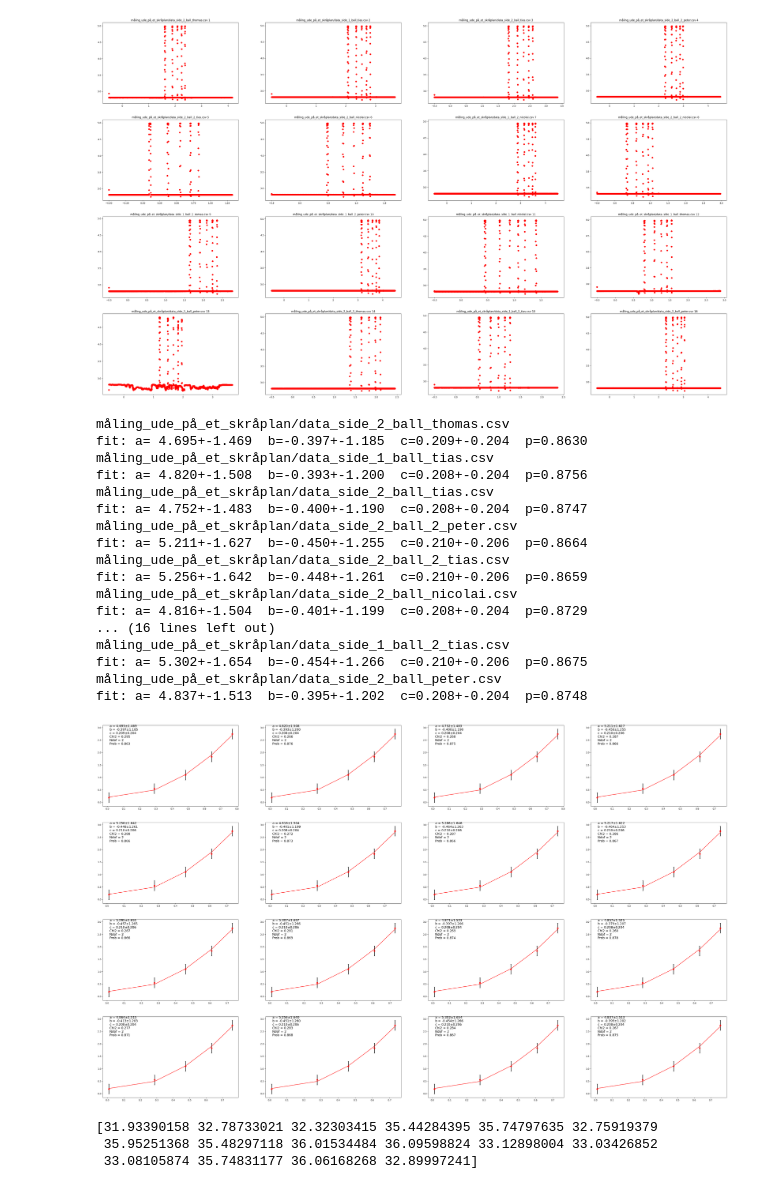
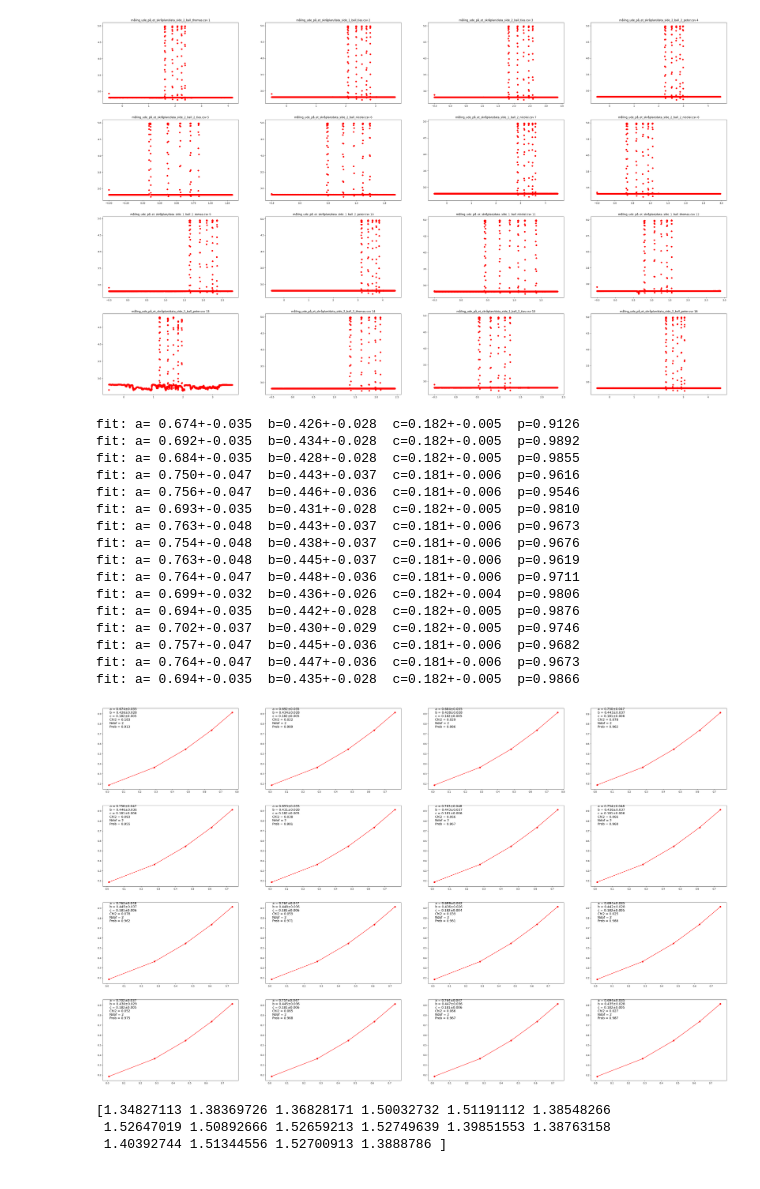
Before and after one commit to nicolai52/AppliedStatistics, a Jupyter notebook: gravitation.ipynb, the cells around one changed output. Drawn from its saved outputs; the diff is of its cells as text; code cells hidden in the pictures.

```diff
--- a/gravitation.ipynb
+++ b/gravitation.ipynb
@@ -142,6 +142,11 @@ samlet_vinkel = (vinkel_v + vinkel_h + vinkel_v1 + vinkel_h1) / 4
 # %%
 fig, axs = plt.subplots(4,4,figsize=(50,30))
 axs = axs.flatten()
+bold_weight= []
+for i in files:
+    bold_weight.append(bold_1 if '1_ball' in i else bold_2)
+bold_weight = np.array(bold_weight)
+
 
 final_a = np.zeros(16)
 for i, data in enumerate(data_points):
@@ -153,14 +158,14 @@ for i, data in enumerate(data_points):
 
     t  =  (time_start + (time_stop - time_start)/2 - time_start[0])[:5]
 
-    bold_2 = 0.0125
+
 
     a, b, c = 9.82, 0, 0
-    sigmay = 0.2
+    sigmay = np.std(time_start- time_stop)
 
     x = np.array(t)
 
-    y = np.cumsum(samlet_afstand)
+    y = samlet_afstand
     sy = sigmay * np.ones_like(x)
 
     def fit_func(x, a, b, c):
@@ -175,57 +180,56 @@ for i, data in enumerate(data_points):
 
     mfit.migrad()
 
     a_fit = mfit.values['a']
     b_fit = mfit.values['b']
     c_fit = mfit.values['c']
     sigma_c_fit = mfit.errors['c']
     sigma_a_fit = mfit.errors['a']
     sigma_b_fit = mfit.errors['b']
     final_a[i] = a_fit
     Nvar = 3
     Ndof_fit = len(t) - Nvar
 
     Chi2_fit = mfit.fval
     Prob_fit = stats.chi2.sf(Chi2_fit, Ndof_fit)
 
     print(f"fit: a={a_fit:6.3f}+-{sigma_a_fit:5.3f}  b={b_fit:5.3f}+-{sigma_b_fit:5.3f}  c={c_fit:5.3f}+-{sigma_c_fit:5.3f}  p={Prob_fit:6.4f}")
     ax.errorbar(x, y, sy, fmt='ro', ecolor='k', elinewidth=2, capsize=2, capthick=1)
     ax.plot(x, fit_func(x, *mfit.values[:]), '-r')
 
     fit_info = [f'a = {a_fit:5.3f}' + r'$\pm$' +  f"{sigma_a_fit:5.3f}",
                 f'b = {b_fit:5.3f}' + r'$\pm$' + f"{sigma_b_fit:5.3f}",
                 f'c = {c_fit:5.3f}' + r'$\pm$' + f"{sigma_c_fit:5.3f}",
                 f'Chi2 = {Chi2_fit:5.3f}',
                 f'Ndof = {Ndof_fit:d}',
                 f'Prob = {Prob_fit:5.3f}',
     ]
 
     ax.text(0.05, 0.76, "\n".join(fit_info), fontsize=14, transform = ax.transAxes)
 # %% [output]
-måling_ude_på_et_skråplan/data_side_2_ball_thomas.csv
-fit: a= 4.695+-1.469  b=-0.397+-1.185  c=0.209+-0.204  p=0.8630
-måling_ude_på_et_skråplan/data_side_1_ball_tias.csv
-fit: a= 4.820+-1.508  b=-0.393+-1.200  c=0.208+-0.204  p=0.8756
-måling_ude_på_et_skråplan/data_side_2_ball_tias.csv
-fit: a= 4.752+-1.483  b=-0.400+-1.190  c=0.208+-0.204  p=0.8747
-måling_ude_på_et_skråplan/data_side_2_ball_2_peter.csv
-fit: a= 5.211+-1.627  b=-0.450+-1.255  c=0.210+-0.206  p=0.8664
-måling_ude_på_et_skråplan/data_side_2_ball_2_tias.csv
-fit: a= 5.256+-1.642  b=-0.448+-1.261  c=0.210+-0.206  p=0.8659
-måling_ude_på_et_skråplan/data_side_2_ball_nicolai.csv
-fit: a= 4.816+-1.504  b=-0.401+-1.199  c=0.208+-0.204  p=0.8729
-... (16 lines left out)
-måling_ude_på_et_skråplan/data_side_1_ball_2_tias.csv
-fit: a= 5.302+-1.654  b=-0.454+-1.266  c=0.210+-0.206  p=0.8675
-måling_ude_på_et_skråplan/data_side_2_ball_peter.csv
-fit: a= 4.837+-1.513  b=-0.395+-1.202  c=0.208+-0.204  p=0.8748
+fit: a= 0.674+-0.035  b=0.426+-0.028  c=0.182+-0.005  p=0.9126
+fit: a= 0.692+-0.035  b=0.434+-0.028  c=0.182+-0.005  p=0.9892
+fit: a= 0.684+-0.035  b=0.428+-0.028  c=0.182+-0.005  p=0.9855
+fit: a= 0.750+-0.047  b=0.443+-0.037  c=0.181+-0.006  p=0.9616
+fit: a= 0.756+-0.047  b=0.446+-0.036  c=0.181+-0.006  p=0.9546
+fit: a= 0.693+-0.035  b=0.431+-0.028  c=0.182+-0.005  p=0.9810
+fit: a= 0.763+-0.048  b=0.443+-0.037  c=0.181+-0.006  p=0.9673
+fit: a= 0.754+-0.048  b=0.438+-0.037  c=0.181+-0.006  p=0.9676
+fit: a= 0.763+-0.048  b=0.445+-0.037  c=0.181+-0.006  p=0.9619
+fit: a= 0.764+-0.047  b=0.448+-0.036  c=0.181+-0.006  p=0.9711
+fit: a= 0.699+-0.032  b=0.436+-0.026  c=0.182+-0.004  p=0.9806
+fit: a= 0.694+-0.035  b=0.442+-0.028  c=0.182+-0.005  p=0.9876
+fit: a= 0.702+-0.037  b=0.430+-0.029  c=0.182+-0.005  p=0.9746
+fit: a= 0.757+-0.047  b=0.445+-0.036  c=0.181+-0.006  p=0.9682
+fit: a= 0.764+-0.047  b=0.447+-0.036  c=0.181+-0.006  p=0.9673
+fit: a= 0.694+-0.035  b=0.435+-0.028  c=0.182+-0.005  p=0.9866
-[figure, old version]
+[figure, new version]
 # %%
-a_1 = final_a
+a_1 = final_a *2
 theta = np.deg2rad(90-samlet_vinkel)
-g = (a_1 / np.sin(theta)) * (1+(2/5)*(bold_1**2) / (bold_1**2 - d_r_inder**2))
-print(g)
+g = (a_1 / np.sin(theta)) * (1+(2/5)*(bold_weight**2) / (bold_weight**2 - d_r_inder**2))
+print(a_1)
 # %% [output]
-[31.93390158 32.78733021 32.32303415 35.44284395 35.74797635 32.75919379
- 35.95251368 35.48297118 36.01534484 36.09598824 33.12898004 33.03426852
- 33.08105874 35.74831177 36.06168268 32.89997241]
+[1.34827113 1.38369726 1.36828171 1.50032732 1.51191112 1.38548266
+ 1.52647019 1.50892666 1.52659213 1.52749639 1.39851553 1.38763158
+ 1.40392744 1.51344556 1.52700913 1.3888786 ]
```
Also changed, not shown: parts of 1 cell of this notebook.
